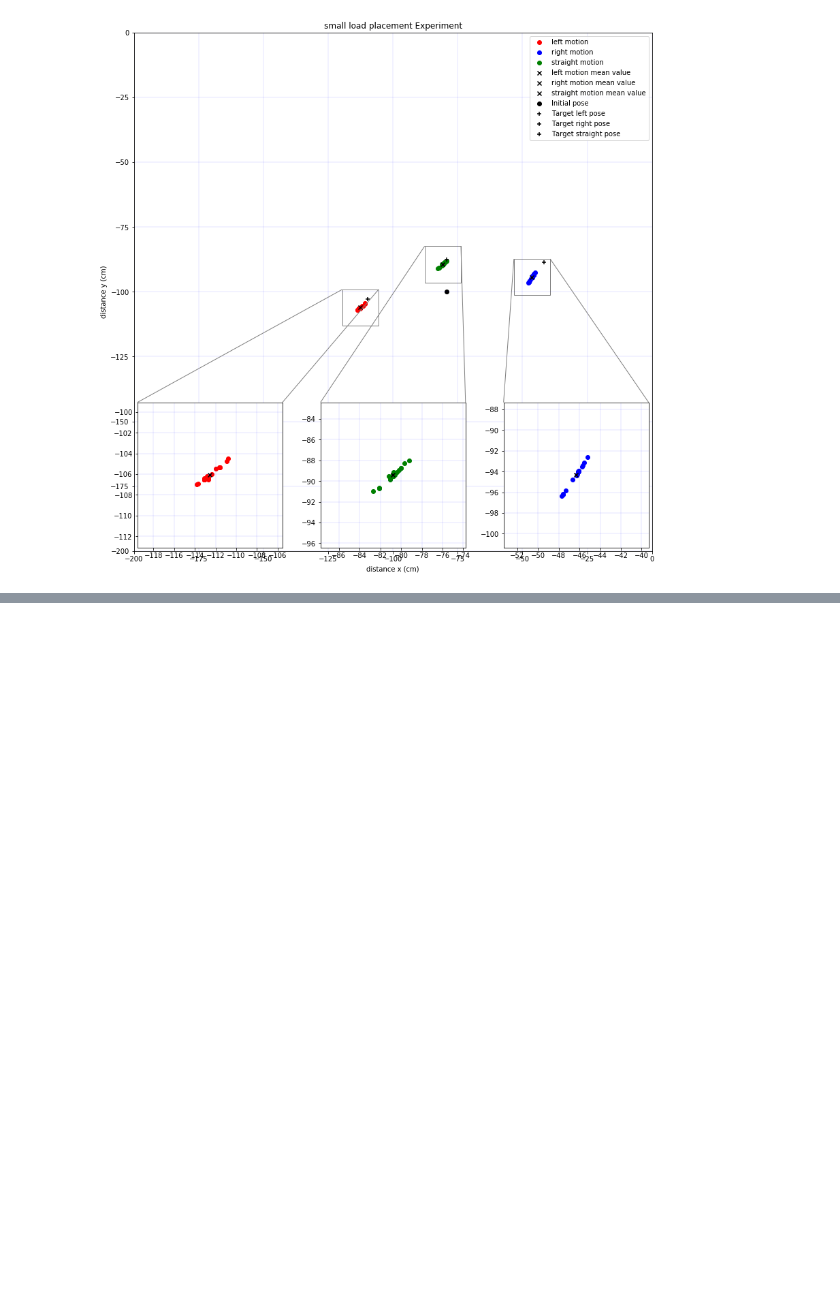
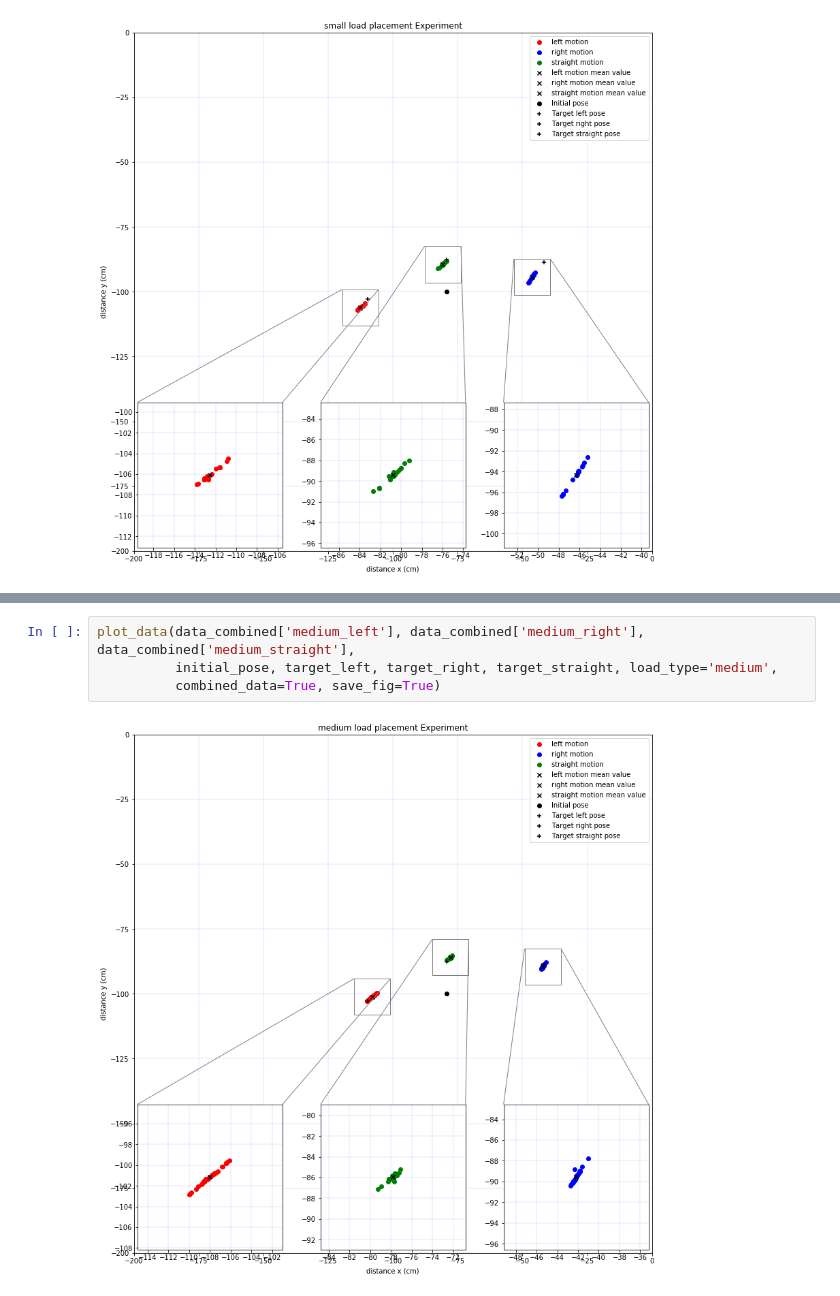
Before and after one commit to pranjaldhole/SEE, a Jupyter notebook: youbot/SEEHomework_AbhishekPadalkar_MaxMensing_PranjalDhole_youbot.ipynb, the cells around one changed output, grey strips where cells are left out. Cells and saved outputs as stored; diff of their text form; blank space fills up the shorter version.

```diff
--- a/youbot/SEEHomework_AbhishekPadalkar_MaxMensing_PranjalDhole_youbot.ipynb
+++ b/youbot/SEEHomework_AbhishekPadalkar_MaxMensing_PranjalDhole_youbot.ipynb
@@ -166,0 +325,6 @@ plot_data(data['small_left'], data['small_right'], data['small_straight'],
+# %%
+plot_data(data_combined['medium_left'], data_combined['medium_right'], data_combined['medium_straight'],
+          initial_pose, target_left, target_right, target_straight, load_type='medium',
+          combined_data=True, save_fig=True)
+# %% [output]
+[figure, added]
```
Also changed, not shown: parts of 17 cells of this notebook, 15 other files.
